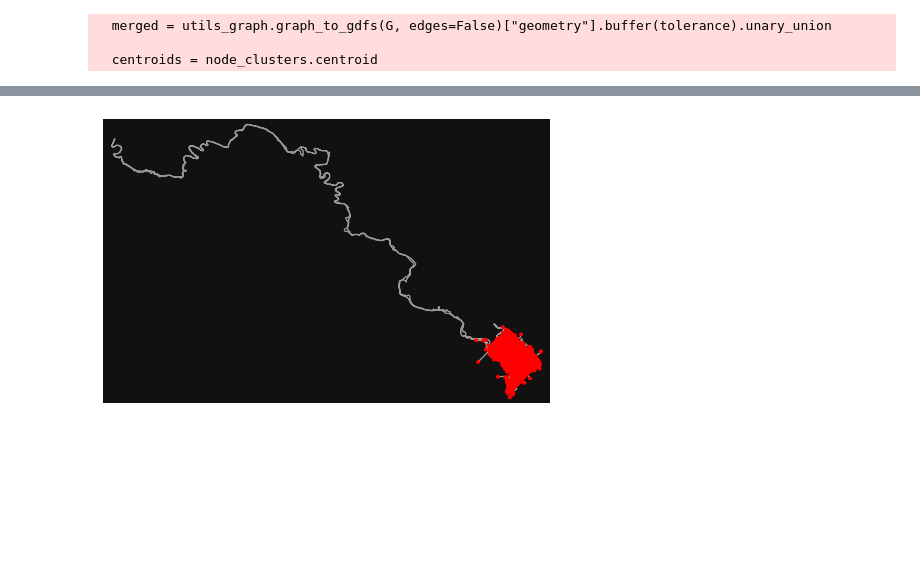
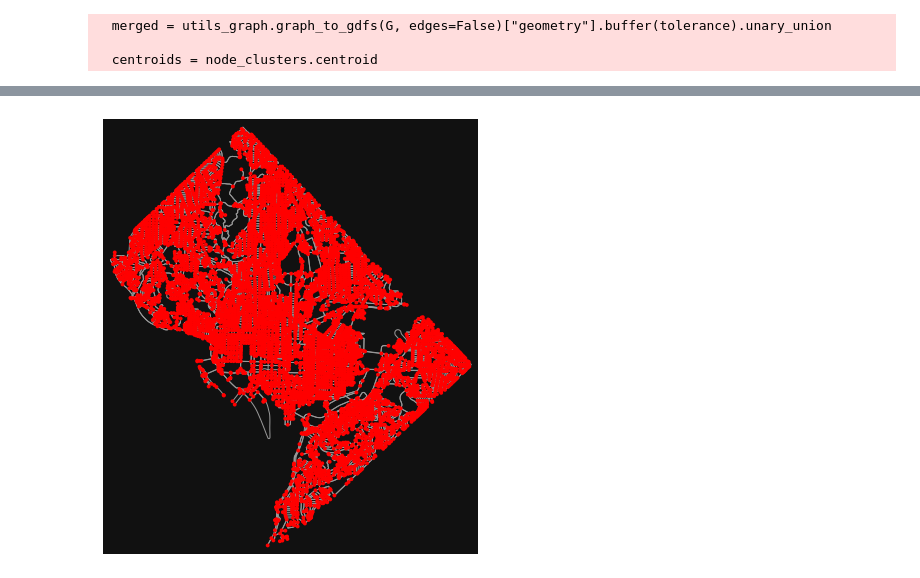
Before and after one commit to Monty2211/Optimal-City-Resource-Deployment-and-Path-Planning-with-Multiple-City-Agencies, a Jupyter notebook: SnowPlow/OSMnx.ipynb, the cells around one changed output, grey strips where cells are left out. Saved outputs shown, nothing was run; the diff lists cells and outputs as text; code cells hidden in the pictures; blank space fills up the shorter version.

Commit message:
Refining nodes. Graphical interpretatio. Distance b/w nodes measured

```diff
--- a/SnowPlow/OSMnx.ipynb
+++ b/SnowPlow/OSMnx.ipynb
@@ -25,7 +39,7 @@ G = ox.graph_from_xml("district-of-columbia-latest.osm.bz2")
 # %%
-fig, ax = ox.plot_graph(G, node_color="r")
+fig, ax = ox.plot_graph(G2, node_color="r")
 # %% [output]
-[figure, old version]
+[figure, new version]
 # %%
 ### The line is for the Potomac river
 # %%
```
Also changed, not shown: parts of 31 cells of this notebook.
